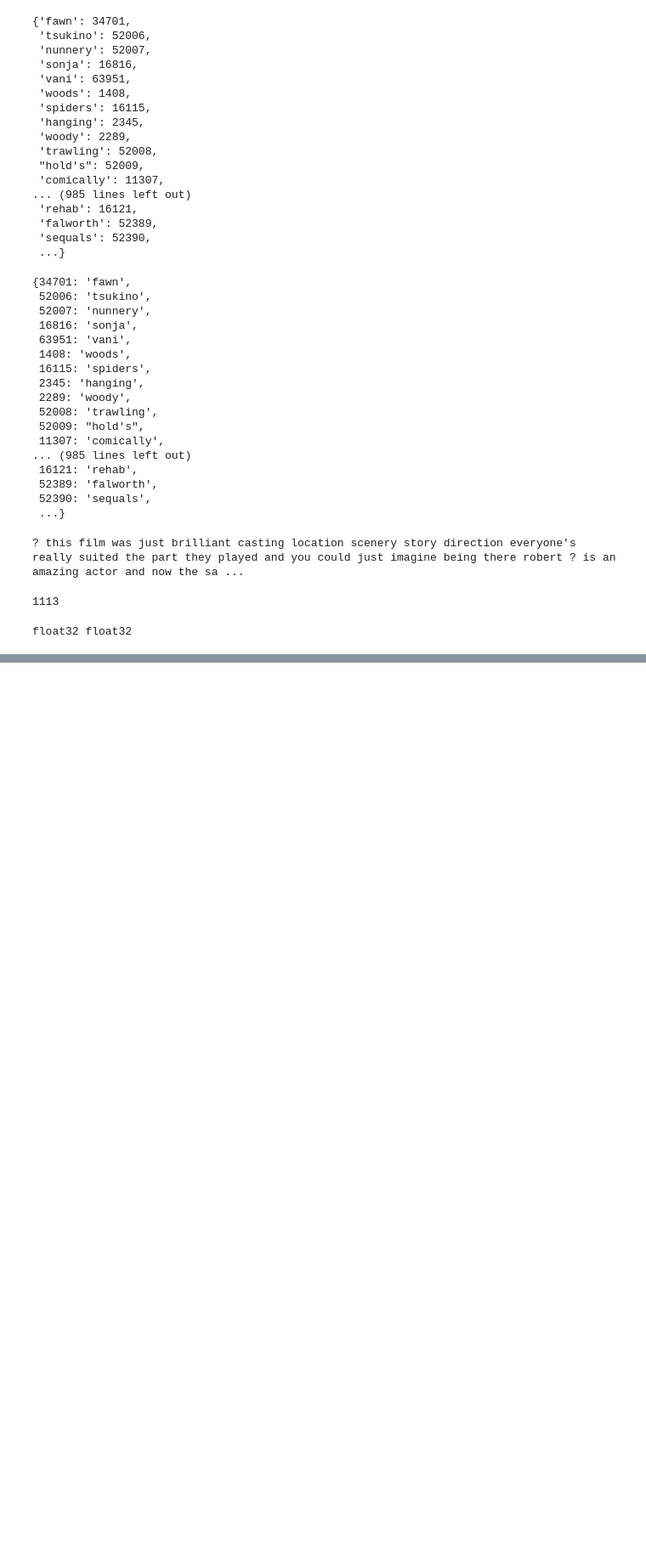
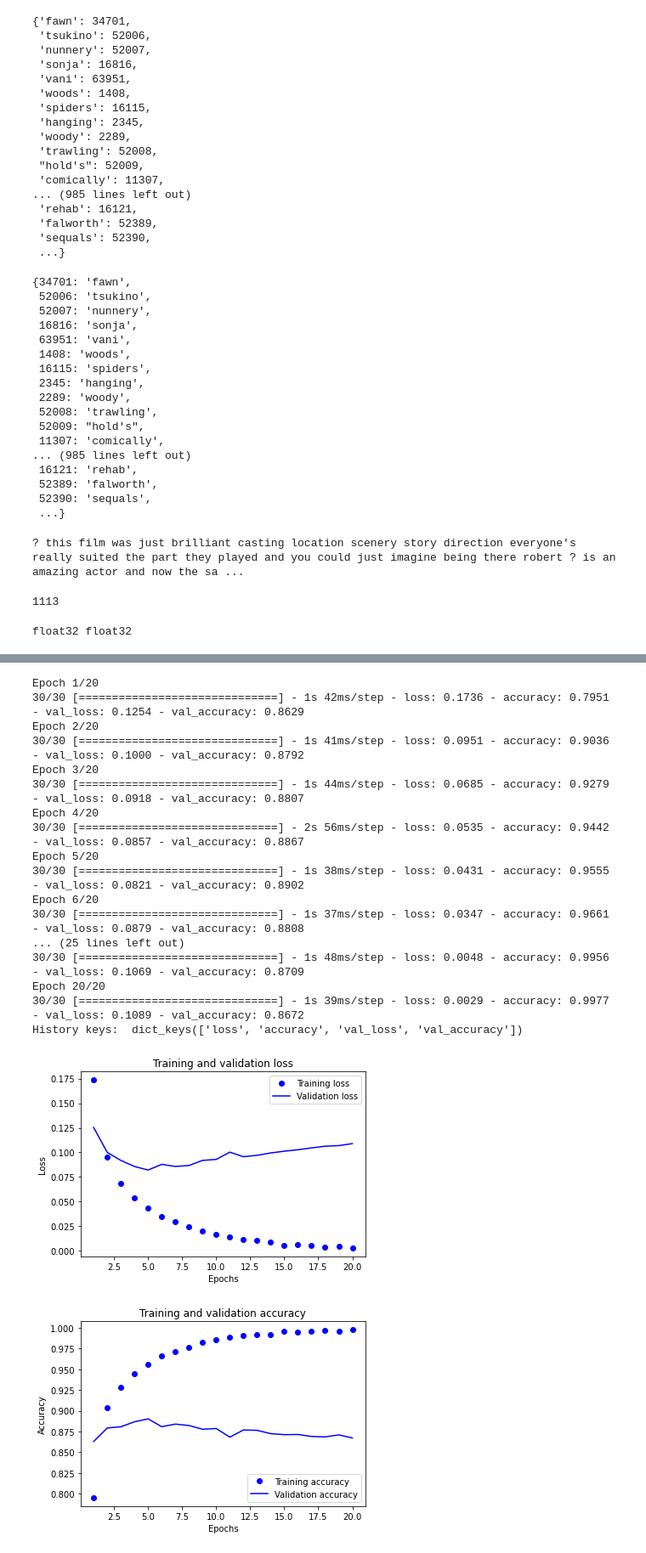
Before and after one commit to rob-nn/dlp, a Jupyter notebook: ch03/movies.ipynb, the cells around one changed output, grey strips where cells are left out. Shown: that part at 85% size. Drawn from its saved outputs; the diff is of its cells as text; code cells hidden in the pictures; blank space fills up the shorter version.

```diff
--- a/ch03/movies.ipynb
+++ b/ch03/movies.ipynb
@@ -168,0 +281,28 @@ plt.show()
+# %%
+model = models.Sequential()
+model.add(layers.Dense(16, activation='relu', input_shape=(10000,)))
+model.add(layers.Dense(16, activation='relu'))
+model.add(layers.Dense(1, activation='sigmoid'))
+model.compile(optimizer='rmsprop', loss='mse', metrics=['accuracy'])
+
+run_model(model)
+# %% [output]
+Epoch 1/20
+30/30 [==============================] - 1s 42ms/step - loss: 0.1736 - accuracy: 0.7951 - val_loss: 0.1254 - val_accuracy: 0.8629
+Epoch 2/20
+30/30 [==============================] - 1s 41ms/step - loss: 0.0951 - accuracy: 0.9036 - val_loss: 0.1000 - val_accuracy: 0.8792
+Epoch 3/20
+30/30 [==============================] - 1s 44ms/step - loss: 0.0685 - accuracy: 0.9279 - val_loss: 0.0918 - val_accuracy: 0.8807
+Epoch 4/20
+30/30 [==============================] - 2s 56ms/step - loss: 0.0535 - accuracy: 0.9442 - val_loss: 0.0857 - val_accuracy: 0.8867
+Epoch 5/20
+30/30 [==============================] - 1s 38ms/step - loss: 0.0431 - accuracy: 0.9555 - val_loss: 0.0821 - val_accuracy: 0.8902
+Epoch 6/20
+30/30 [==============================] - 1s 37ms/step - loss: 0.0347 - accuracy: 0.9661 - val_loss: 0.0879 - val_accuracy: 0.8808
+... (25 lines left out)
+30/30 [==============================] - 1s 48ms/step - loss: 0.0048 - accuracy: 0.9956 - val_loss: 0.1069 - val_accuracy: 0.8709
+Epoch 20/20
+30/30 [==============================] - 1s 39ms/step - loss: 0.0029 - accuracy: 0.9977 - val_loss: 0.1089 - val_accuracy: 0.8672
+History keys:  dict_keys(['loss', 'accuracy', 'val_loss', 'val_accuracy'])
+[figure, added]
+[figure, added]
```
Also changed, not shown: parts of 11 cells of this notebook, 2 other files.
